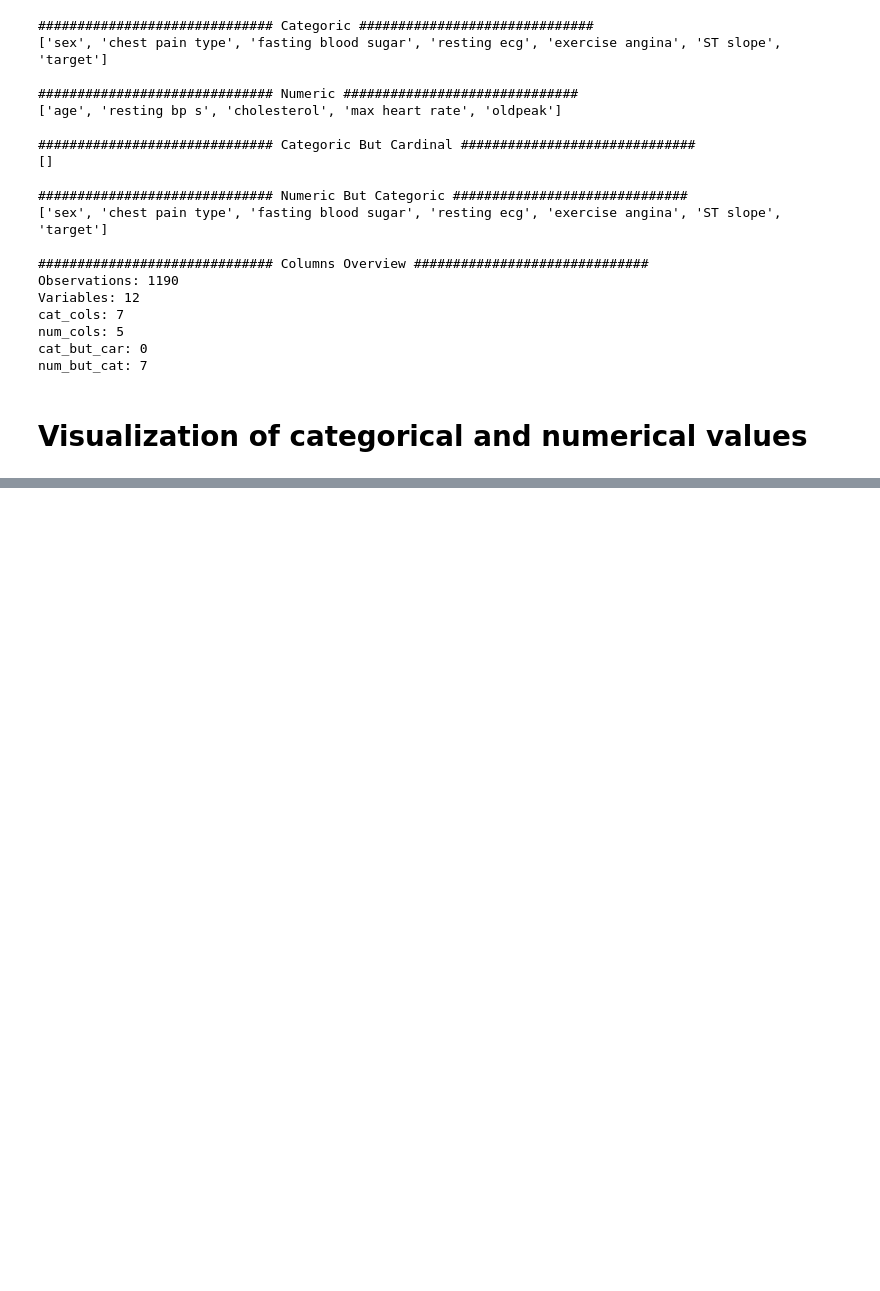
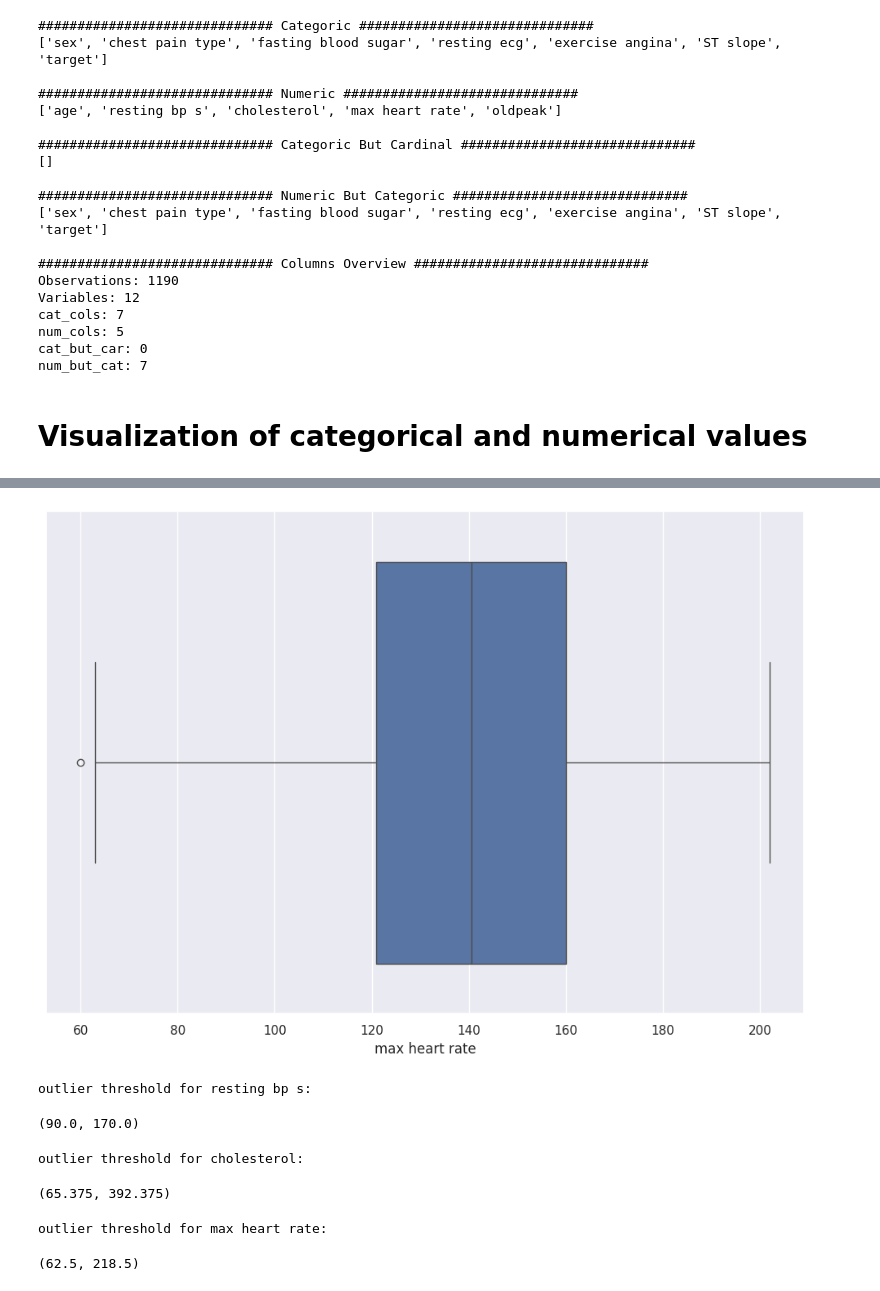
Before and after one commit to Dousery/Heart_Disease_Analysis, a Jupyter notebook: HeartDisease_DataAnalys.ipynb, the cells around one changed output, grey strips where cells are left out. Saved outputs shown, nothing was run; the diff lists cells and outputs as text; code cells hidden in the pictures; blank space fills up the shorter version.

```diff
--- a/HeartDisease_DataAnalys.ipynb
+++ b/HeartDisease_DataAnalys.ipynb
@@ -200,0 +236,6 @@ ST slope
+# %%
+plt.figure(figsize=(12,8))
+sns.boxplot(x=df["max heart rate"])
+plt.show(block=True)
+# %% [output]
+[figure, added]
@@ -200,0 +251,18 @@ ST slope
+# %%
+print("outlier threshold for resting bp s:")
+outlier_thresholds(df,"resting bp s")
+# %% [output]
+outlier threshold for resting bp s:
+(90.0, 170.0)
+# %%
+print("outlier threshold for cholesterol:")
+outlier_thresholds(df,"cholesterol")
+# %% [output]
+outlier threshold for cholesterol:
+(65.375, 392.375)
+# %%
+print("outlier threshold for max heart rate:")
+outlier_thresholds(df,"max heart rate")
+# %% [output]
+outlier threshold for max heart rate:
+(62.5, 218.5)
```
Also changed, not shown: parts of 27 cells of this notebook.
